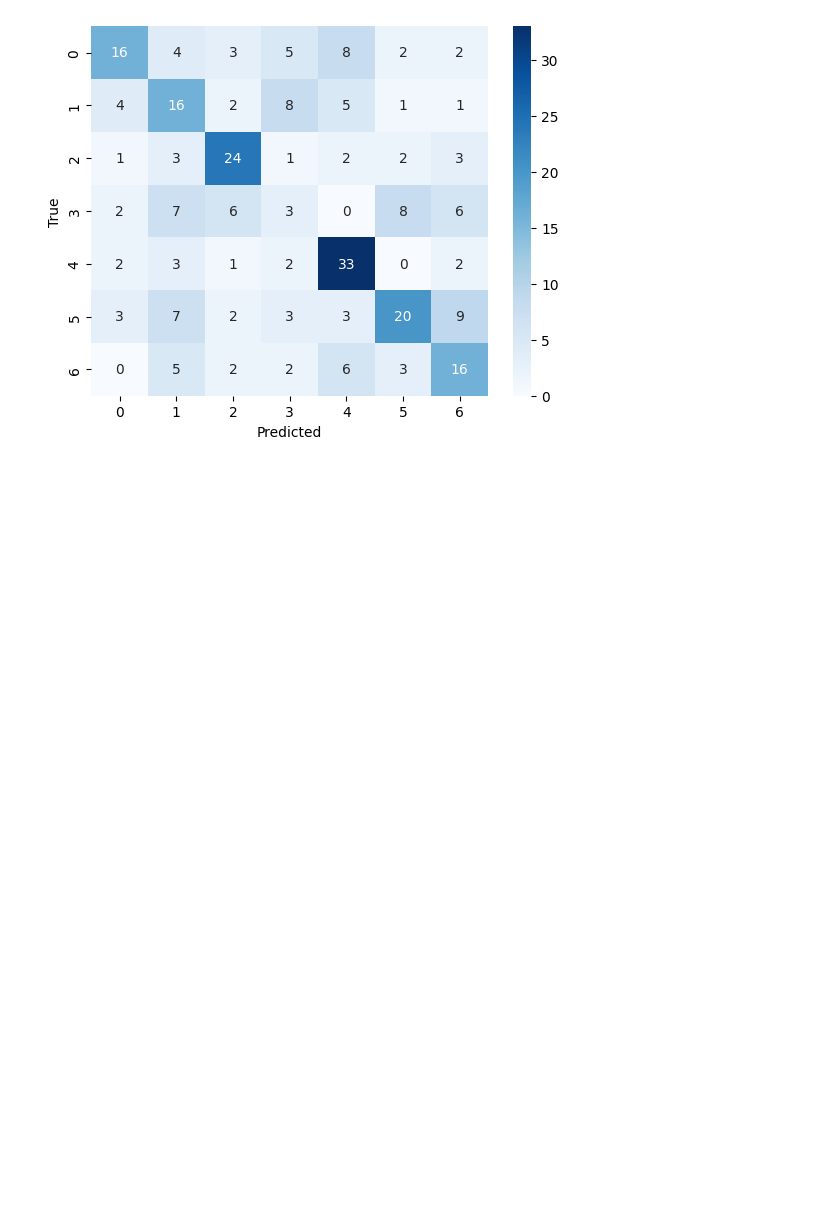
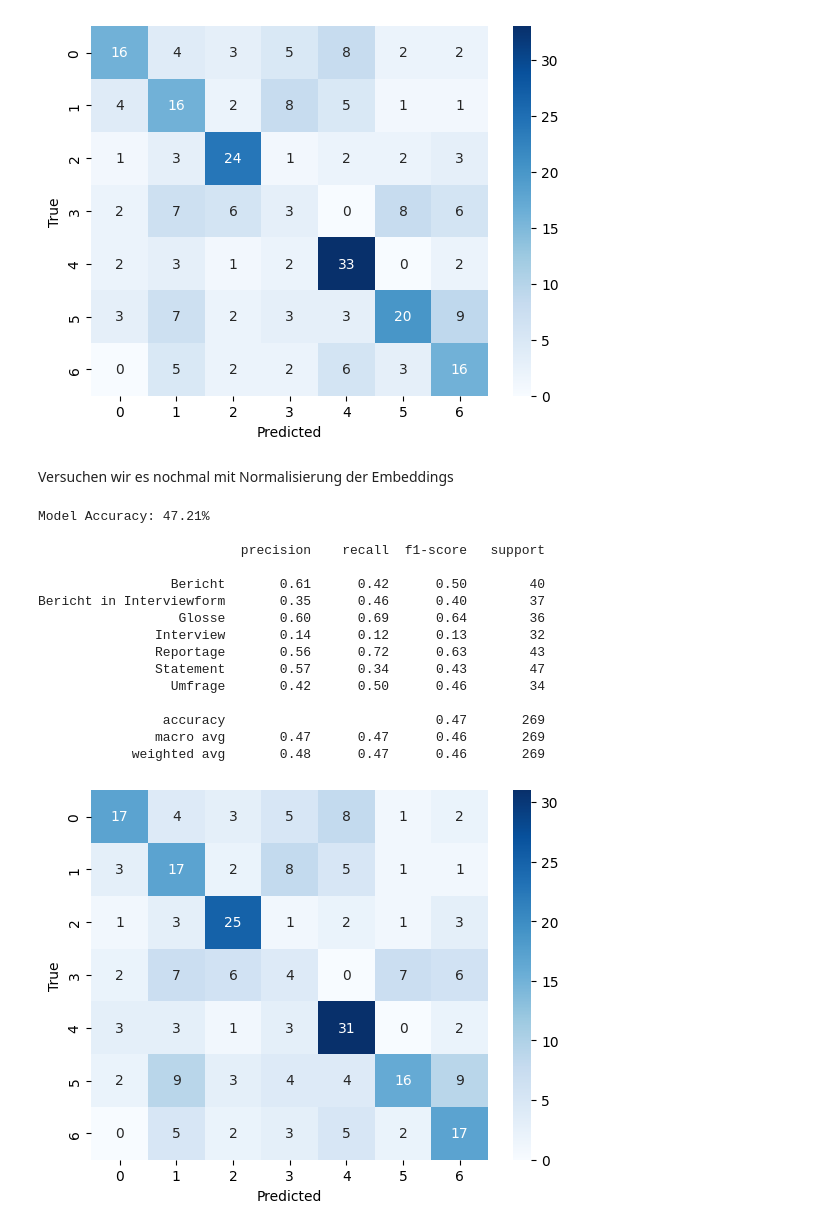
Before and after one commit to jaeniboy/nlp-genres, a Jupyter notebook: text_classification.ipynb, the cells around one changed output. Drawn from its saved outputs; the diff is of its cells as text; code cells hidden in the pictures; blank space fills up the shorter version.

Commit message:
weitere experimente mit embeddings

```diff
--- a/text_classification.ipynb
+++ b/text_classification.ipynb
@@ -1037,3 +1081,5 @@ Bericht in Interviewform       0.36      0.43      0.39        37
                macro avg       0.46      0.47      0.45       269
             weighted avg       0.47      0.48      0.47       269
 [figure]
+# %% [markdown]
+Versuchen wir es nochmal mit Normalisierung der Embeddings
@@ -1039,0 +1130,42 @@ Bericht in Interviewform       0.36      0.43      0.39        37
+# %%
+from sklearn.metrics import accuracy_score
+
+# 1. Tatsächliche Labels und Vorhersagen vergleichen
+y_true = y_test  # Echte Labels aus dem Testset
+y_pred = X_test['predicted_label']  # Vorhergesagte Labels
+
+# 2. Accuracy berechnen
+accuracy = accuracy_score(y_true, y_pred)
+print(f"Model Accuracy: {accuracy:.2%}")
+
+# 3. Optional: Detaillierter Classification Report
+from sklearn.metrics import classification_report
+print("\n" + classification_report(y_true, y_pred))
+
+# 4. Optional: Confusion Matrix
+from sklearn.metrics import confusion_matrix
+import seaborn as sns
+import matplotlib.pyplot as plt
+
+cm = confusion_matrix(y_true, y_pred)
+sns.heatmap(cm, annot=True, fmt='d', cmap='Blues')
+plt.xlabel('Predicted')
+plt.ylabel('True')
+plt.show()
+# %% [output]
+Model Accuracy: 47.21%
+
+                          precision    recall  f1-score   support
+
+                 Bericht       0.61      0.42      0.50        40
+Bericht in Interviewform       0.35      0.46      0.40        37
+                  Glosse       0.60      0.69      0.64        36
+               Interview       0.14      0.12      0.13        32
+               Reportage       0.56      0.72      0.63        43
+               Statement       0.57      0.34      0.43        47
+                 Umfrage       0.42      0.50      0.46        34
+
+                accuracy                           0.47       269
+               macro avg       0.47      0.47      0.46       269
+            weighted avg       0.48      0.47      0.46       269
+[figure, added]
```
Also changed, not shown: parts of 21 cells of this notebook.
